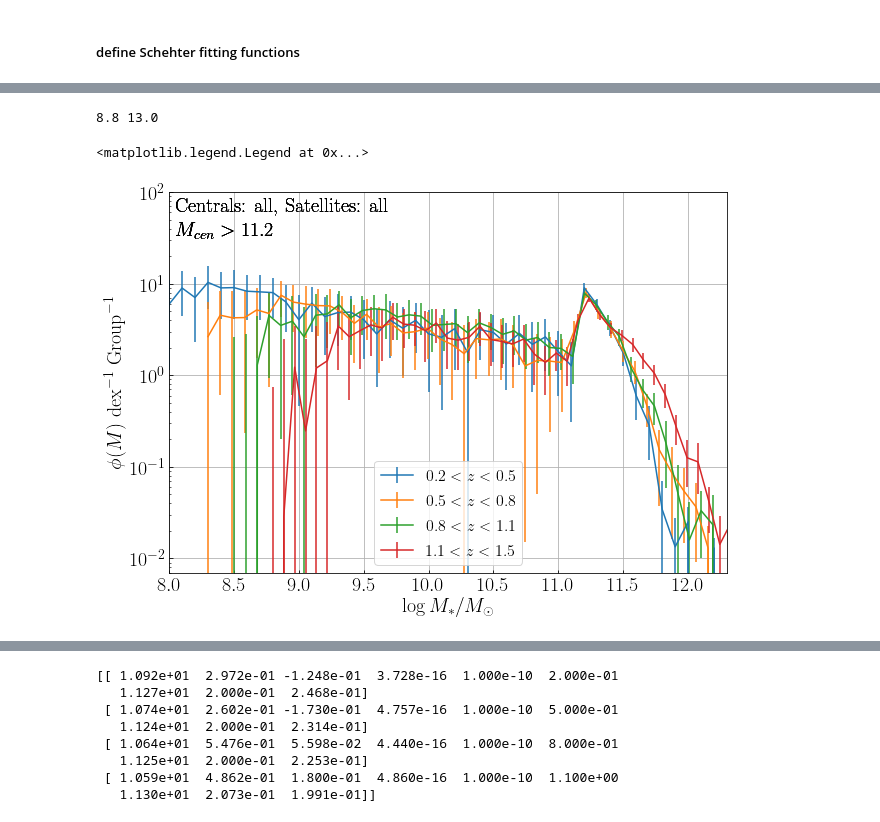
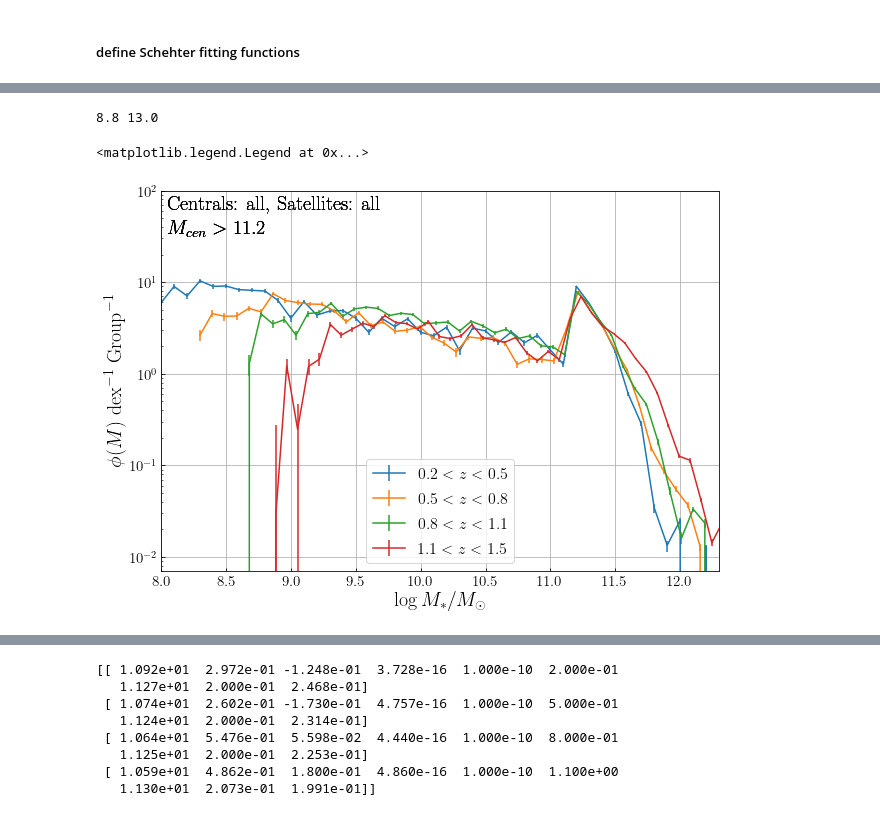
Before and after one commit to LejayChen/massive_gals, a Jupyter notebook: new_radial_distribution_2023.ipynb, the cells around one changed output, grey strips where cells are left out. Drawn from its saved outputs; the diff is of its cells as text; code cells hidden in the pictures.

```diff
--- a/new_radial_distribution_2023.ipynb
+++ b/new_radial_distribution_2023.ipynb
@@ -370,0 +486,18 @@ my mass function is lower --> maybe redshift problem --> use pcat redshifts -->
+# %%
+# mass distribution
+fig, ax = plt.subplots(1, 1, sharex=True,sharey='row', figsize=(8, 5))
+masscut_host = 11.2
+z_idx = 0
+
+mass_list_total = np.array([])
+for field in field_name_infile:
+    cen_cat = Table.read('smf_pcat/test_smf_noisobkg_cenmass_11.2/'+field_name_infile[field_num]+'_deep_cen_'+str(masscut_host)+'_'+str(z_mins[z_idx])+'.fits')
+    mass_list = cen_cat['MASS_MED']
+    mass_list_total = np.append(mass_list_total,mass_list)
+
+plt.hist(mass_list_total,bins=30)
+plt.annotate('$'+str(round(z_mins[z_idx],1))+'<z<'+str(round(z_maxs[z_idx],1))+'$',xy=([0.73,0.9]),xycoords='axes fraction',fontsize=20,color='k')
+plt.xlabel('$\log M_*/M_\odot$',fontsize=20)
+plt.ylabel('Number of Central Galaxies',fontsize=20)
+plt.yscale('log')
+plt.show()
@@ -383,7 +550,7 @@ def combine_deep_smf(path, ssfq, affix, z, masscut_low='7.0', masscut_host='11.0
 
     error_inf = np.zeros(bin_number)
     error_sup = np.zeros(bin_number)
-    for cat_name in ['COSMOS_deep','DEEP_deep','ELAIS_deep','XMM-LSS_deep']:
+    for cat_name in ['COSMOS_deep','XMM-LSS_deep','ELAIS_deep','DEEP_deep']:
         smf = np.genfromtxt(path+'smf_'+cat_name+'_cen_'+masscut_host+'_0.0_0.7_'+str(masscut_lows[z_idx])+'_'+csfq+'_'+ssfq+'_'+z+'_'+affix+'.txt')
 
         count = smf[0]
@@ -401,6 +568,16 @@ def combine_deep_smf(path, ssfq, affix, z, masscut_low='7.0', masscut_host='11.0
     smf_sup_threefields = (smf_avg_total + np.sqrt(error_sup)) / counts_total
 
     return counts_total, smf_avg_threefields, smf_inf_threefields, smf_sup_threefields
+
+# combine central mass lists
+
+def combine_cen_mass(masscut_host, z):
+    mass_cen_all = np.array([])
+    for cat_name in ['COSMOS_deep','XMM-LSS_deep','ELAIS_deep','DEEP_deep']:
+        mass_cen = np.load('smf_pcat/test_smf_cenmass_'+str(masscut_host)+'/'+cat_name+'_cen_masslist_'+str(masscut_host)+'_0.0_0.7_8.0_all_'+str(z)+'.npy')
+        mass_cen_all = np.append(mass_cen_all,mass_cen)
+
+    return mass_cen_all
 # %% [markdown]
 ##### define Schehter fitting functions
 # %%
@@ -595,9 +772,9 @@ all_colors  = ['lightgray','darkgray','gray','black']
 color_sets = [all_colors, sf_colors, q_colors]
 
 csfq='all'
-ssfq='sq'
+ssfq='all'
 count_type = 'sat'
-fit_data = True
+fit_data = False
 fit_params = []
 fit_params_err = []
 
@@ -612,7 +789,7 @@ for i,z in enumerate(z_mins):
     y_error = np.array([smf_avg-smf_inf,smf_sup-smf_avg])
     # y_error = np.sqrt(smf_avg*n_centrals)/n_centrals
 
-    axs[i].errorbar(m_bin_left_edges, smf_avg/bin_size, yerr=y_error/bin_size,label=str(z))
+    axs[i].errorbar(m_bin_left_edges, smf_avg/bin_size, yerr=y_error/bin_size,label=str(z),color='k')
     print(str(round(z_mins[i],1))+'<z<'+str(round(z_maxs[i],1)), 'No. of satellites', round(sum(smf_avg)-1,1))
 
     axs[i].set_ylabel(r'$\phi(M)~\mathrm{dex}^{-1} ~\mathrm{Group}^{-1}$',fontsize=20)
@@ -662,35 +835,35 @@ z_maxs = [0.5,0.8,1.1,1.5]
 
 num_bins = 50 # number of bin edges
 
 csfq='all'
 ssfq='all'
 count_type = 'sat'
 print(masscut_low, masscut_high)
 
 for i,z in enumerate(z_mins):
     masscut_low = masscut_lows[i]
     m_bin_left_edges = np.linspace(masscut_low, masscut_high, num=num_bins+1)[:-1]
     bin_size = m_bin_left_edges[1] - m_bin_left_edges[0]
 
     n_centrals, smf_avg, smf_inf, smf_sup = combine_deep_smf('smf_pcat/test_smf_cenmass_'+str(masscut_host)+'/', ssfq, count_type, str(z), masscut_low=str(masscut_low),masscut_host=str(masscut_host),bin_number=num_bins)
 
-    axs.errorbar(m_bin_left_edges, smf_avg/bin_size,yerr=[smf_avg-smf_inf,smf_sup-smf_avg]/bin_size,label='$'+str(z_mins[i])+'<z<'+str(z_maxs[i])+'$')
+    axs.errorbar(m_bin_left_edges, smf_avg/bin_size,yerr=[smf_avg-smf_inf,smf_sup-smf_avg]/bin_size/10,label='$'+str(z_mins[i])+'<z<'+str(z_maxs[i])+'$')
     axs.set_ylabel(r'$\phi(M)~\mathrm{dex}^{-1} ~\mathrm{Group}^{-1}$',fontsize=20)
     axs.set_yscale('log')
     axs.set_xlim([8,12.3])
     axs.set_ylim([7e-3,100])
 
     axs.grid(True)
     axs.annotate('Centrals: '+csfq+', Satellites: '+ssfq,xy=([0.01,0.95]),xycoords='axes fraction',fontsize=20,color='k')
     axs.annotate('$M_{cen}>'+str(masscut_host)+'$',xy=([0.01,0.88]),xycoords='axes fraction',fontsize=20,color='k')
 
 fig.subplots_adjust(wspace=0, hspace=0)
 axs.set_xlabel('$\log M_*/M_\odot$',fontsize=20)
 axs.legend(fontsize=16)
 # %% [output]
 8.8 13.0
 <matplotlib.legend.Legend at 0x...>
-[figure, old version]
+[figure, new version]
 # %%
 # plot SMF on different central mass cut
 
```
Also changed, not shown: parts of 14 cells of this notebook.
